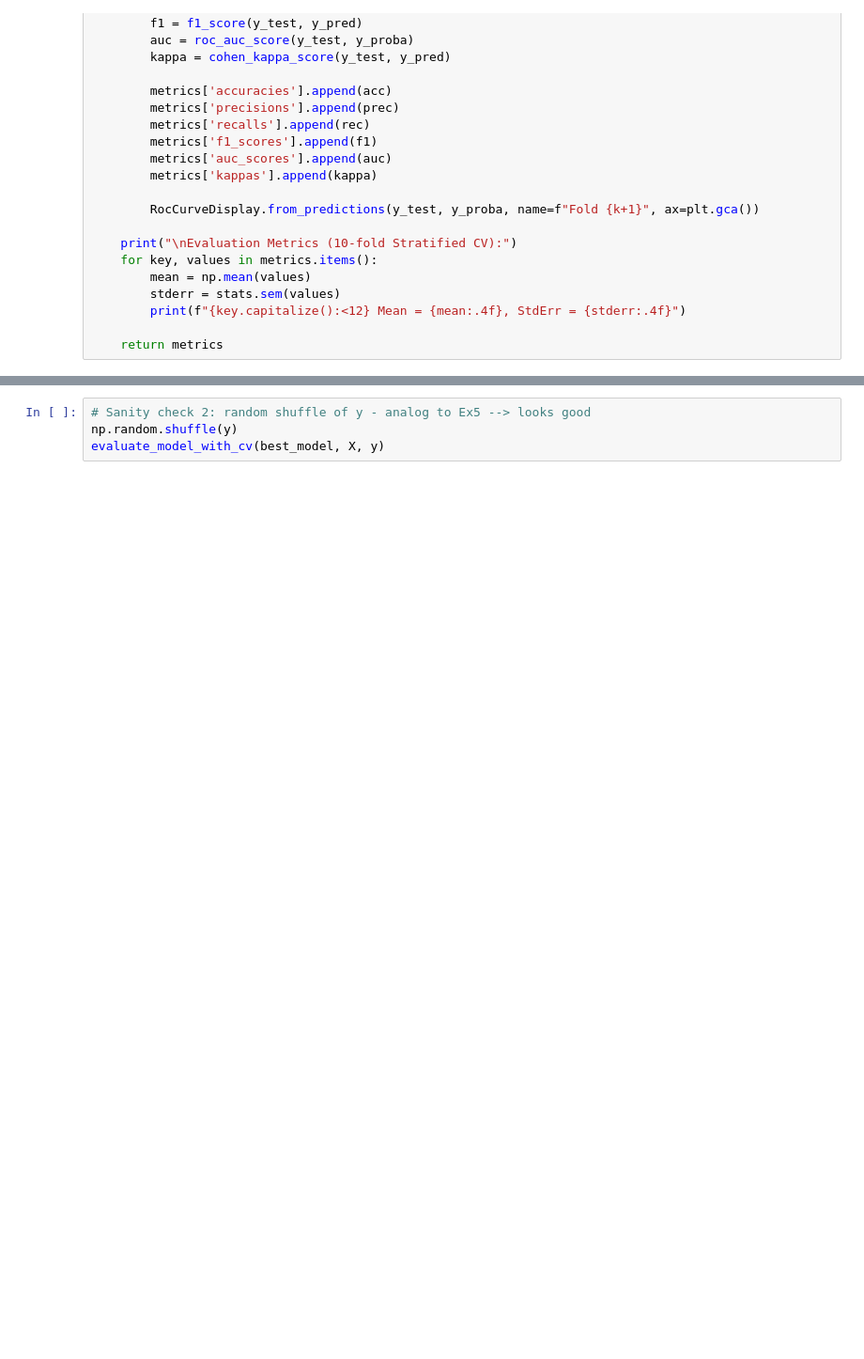
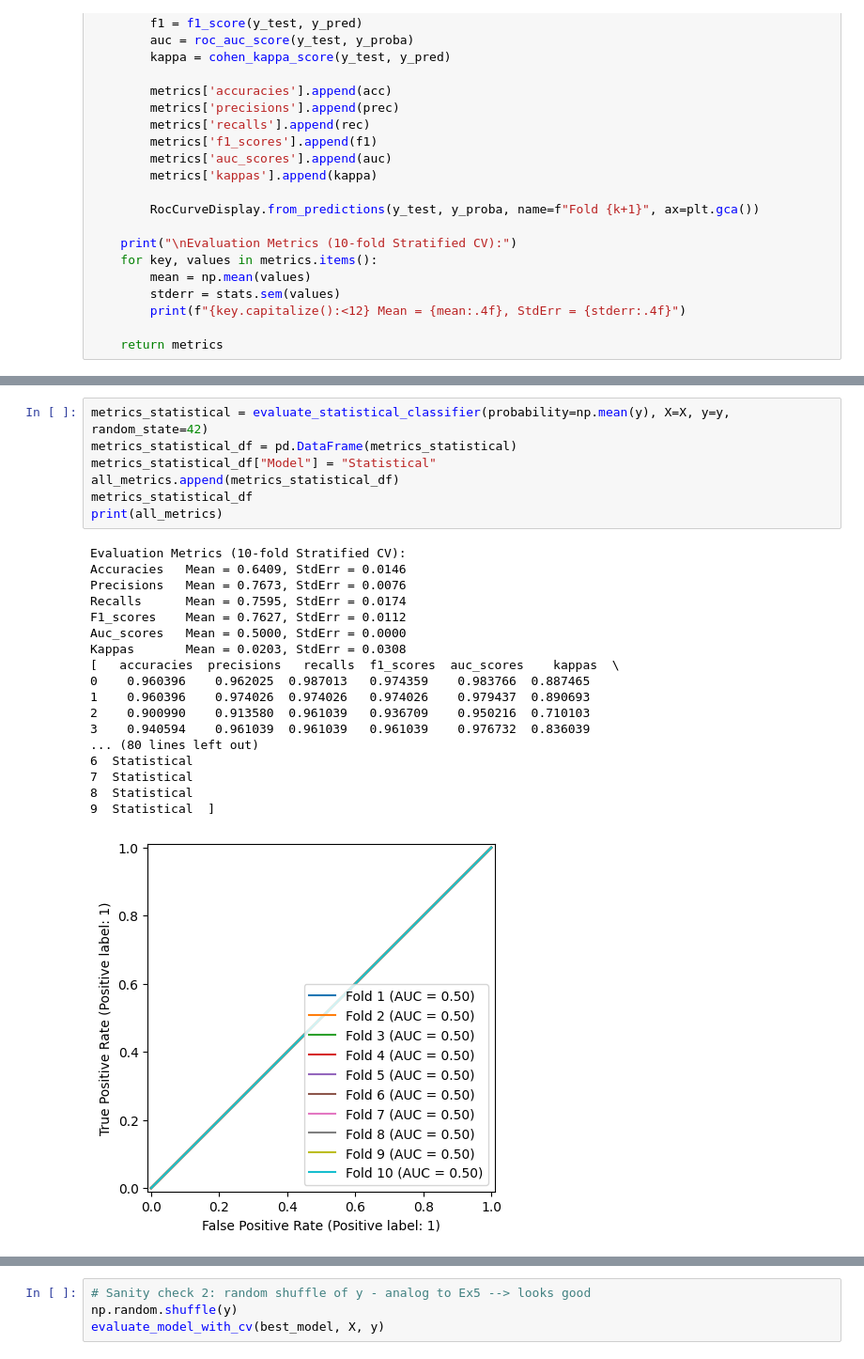
Before and after one commit to ManuelOtt-code/Project-DC, a Jupyter notebook: With_MF_ML_model_training.ipynb, the cells around one changed output, grey strips where cells are left out. Shown at 94% size. Drawn from its saved outputs; the diff is of its cells as text; blank space fills up the shorter version.

```diff
--- a/With_MF_ML_model_training.ipynb
+++ b/With_MF_ML_model_training.ipynb
@@ -308,0 +374,26 @@ Active class ratio: 0.668235294117647
+# %%
+metrics_statistical = evaluate_statistical_classifier(probability=np.mean(y), X=X, y=y, random_state=42)
+metrics_statistical_df = pd.DataFrame(metrics_statistical)
+metrics_statistical_df["Model"] = "Statistical"
+all_metrics.append(metrics_statistical_df)
+metrics_statistical_df
+print(all_metrics)
+# %% [output]
+Evaluation Metrics (10-fold Stratified CV):
+Accuracies   Mean = 0.6409, StdErr = 0.0146
+Precisions   Mean = 0.7673, StdErr = 0.0076
+Recalls      Mean = 0.7595, StdErr = 0.0174
+F1_scores    Mean = 0.7627, StdErr = 0.0112
+Auc_scores   Mean = 0.5000, StdErr = 0.0000
+Kappas       Mean = 0.0203, StdErr = 0.0308
+[   accuracies  precisions   recalls  f1_scores  auc_scores    kappas  \
+0    0.960396    0.962025  0.987013   0.974359    0.983766  0.887465
+1    0.960396    0.974026  0.974026   0.974026    0.979437  0.890693
+2    0.900990    0.913580  0.961039   0.936709    0.950216  0.710103
+3    0.940594    0.961039  0.961039   0.961039    0.976732  0.836039
+... (80 lines left out)
+6  Statistical
+7  Statistical
+8  Statistical
+9  Statistical  ]
+[figure, added]
```
Also changed, not shown: parts of 9 cells of this notebook.
